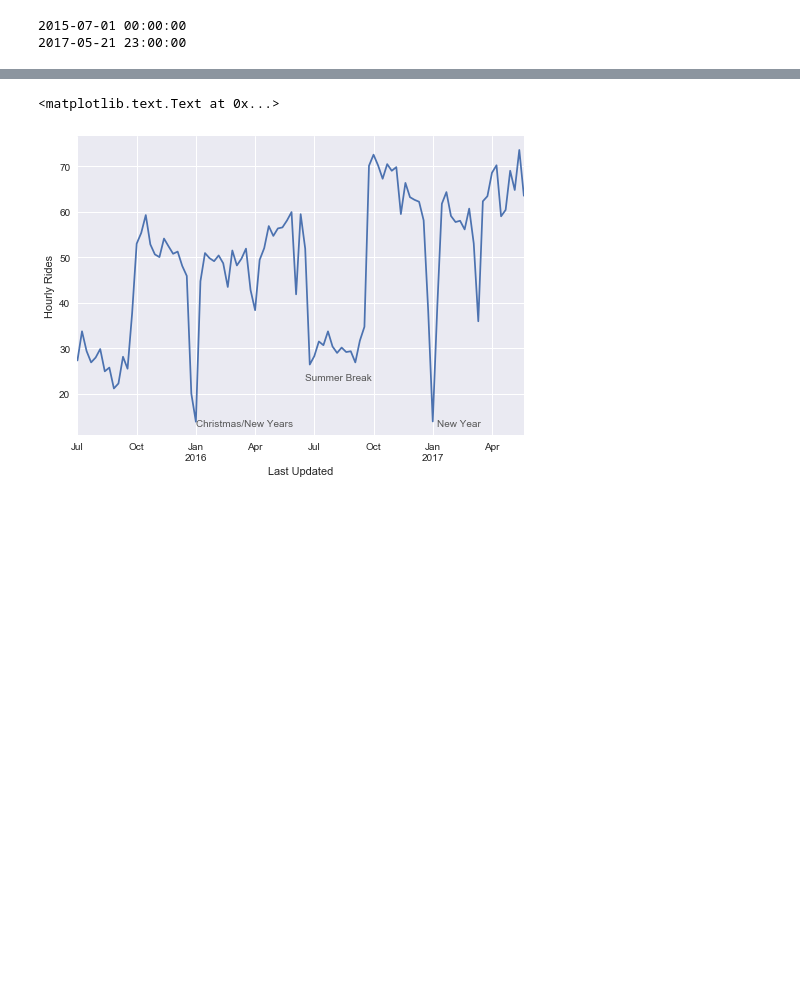
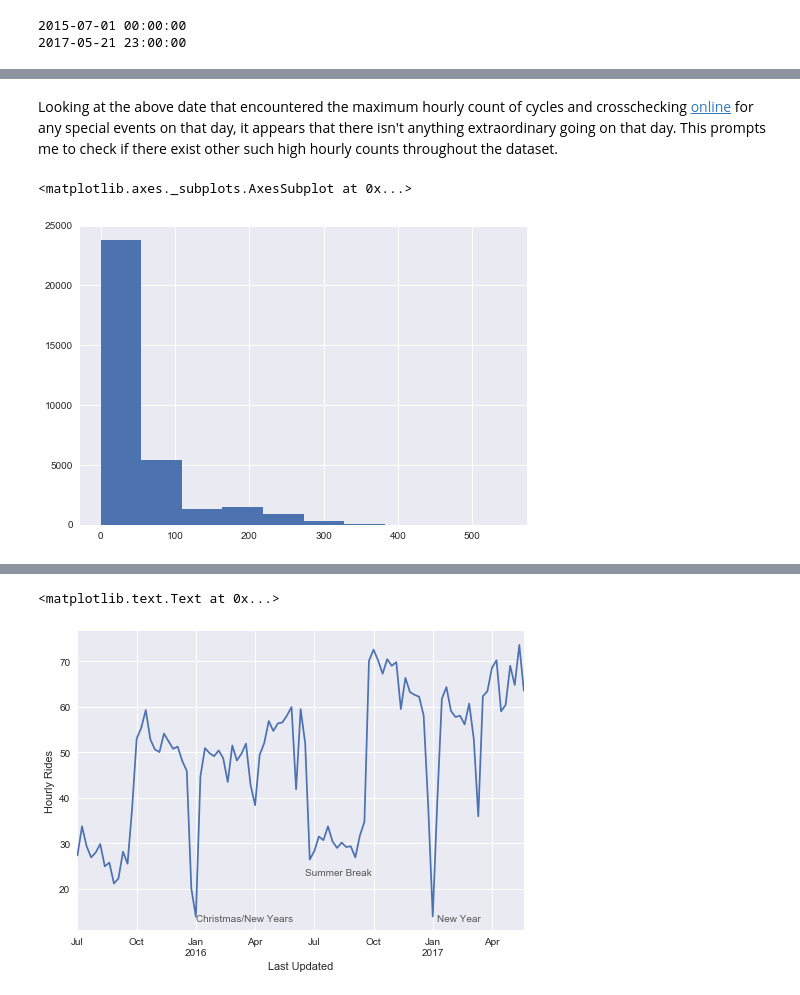
Before and after one commit to sidshekhar/CamdenCycleAnalysis, a Jupyter notebook: Camden Cycling Analysis.ipynb, the cells around one changed output, grey strips where cells are left out. Saved outputs shown, nothing was run; the diff lists cells and outputs as text; code cells hidden in the pictures; blank space fills up the shorter version.

```diff
--- a/Camden Cycling Analysis.ipynb
+++ b/Camden Cycling Analysis.ipynb
@@ -67,0 +77,7 @@ print (df.index.max()) #print latest Last Updated date in dataset
+# %% [markdown]
+Looking at the above date that encountered the maximum hourly count of cycles and crosschecking [online](https://www.timeout.com/london/things-to-do/london-events-calendar) for any special events on that day, it appears that there isn't anything extraordinary going on that day. This prompts me to check if there exist other such high hourly counts throughout the dataset.
+# %%
+df['Hourly Count'].hist() #plot histogram of hourly counts throughout the dataset
+# %% [output]
+<matplotlib.axes._subplots.AxesSubplot at 0x...>
+[figure, added]
```
Also changed, not shown: parts of 9 cells of this notebook.
